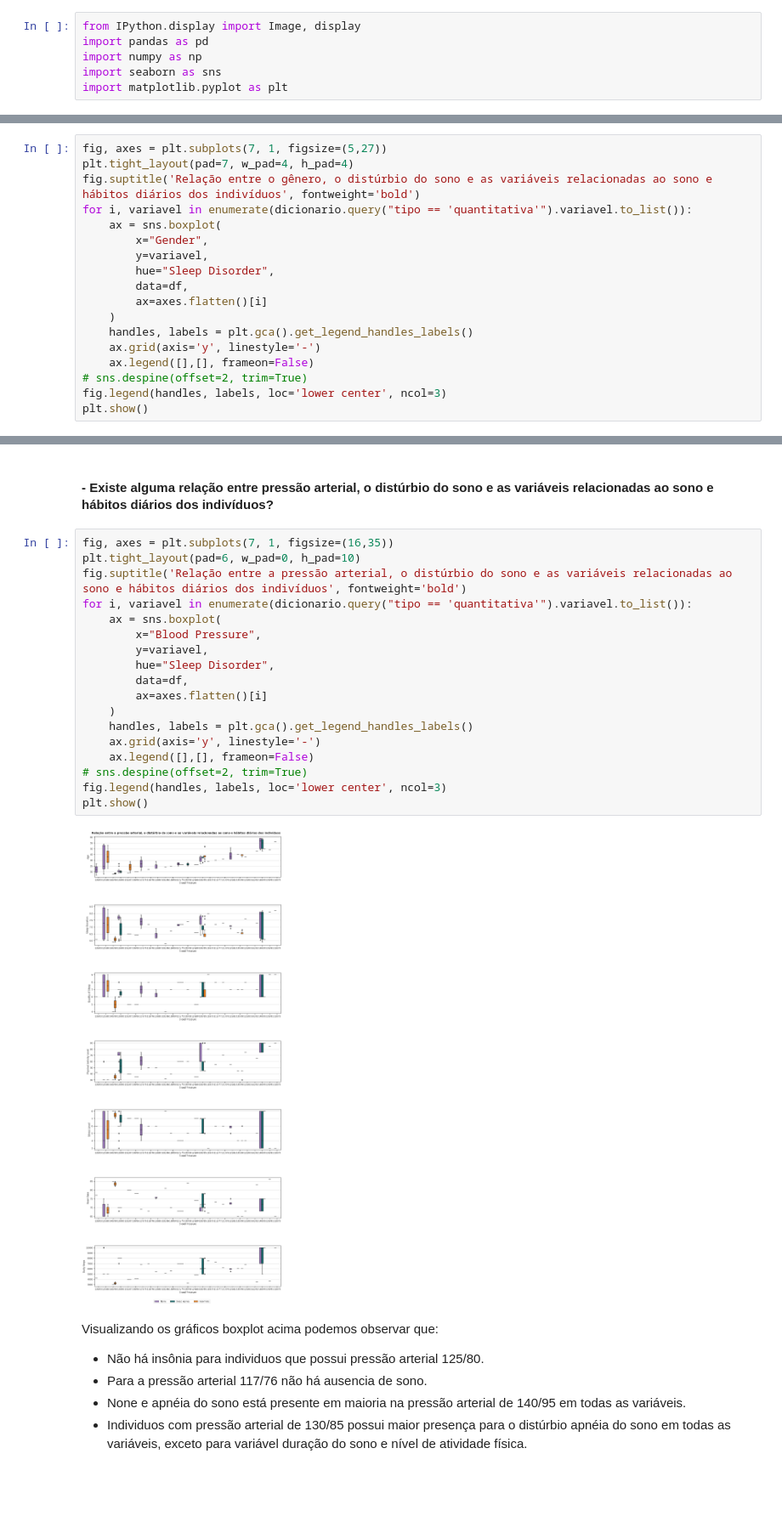
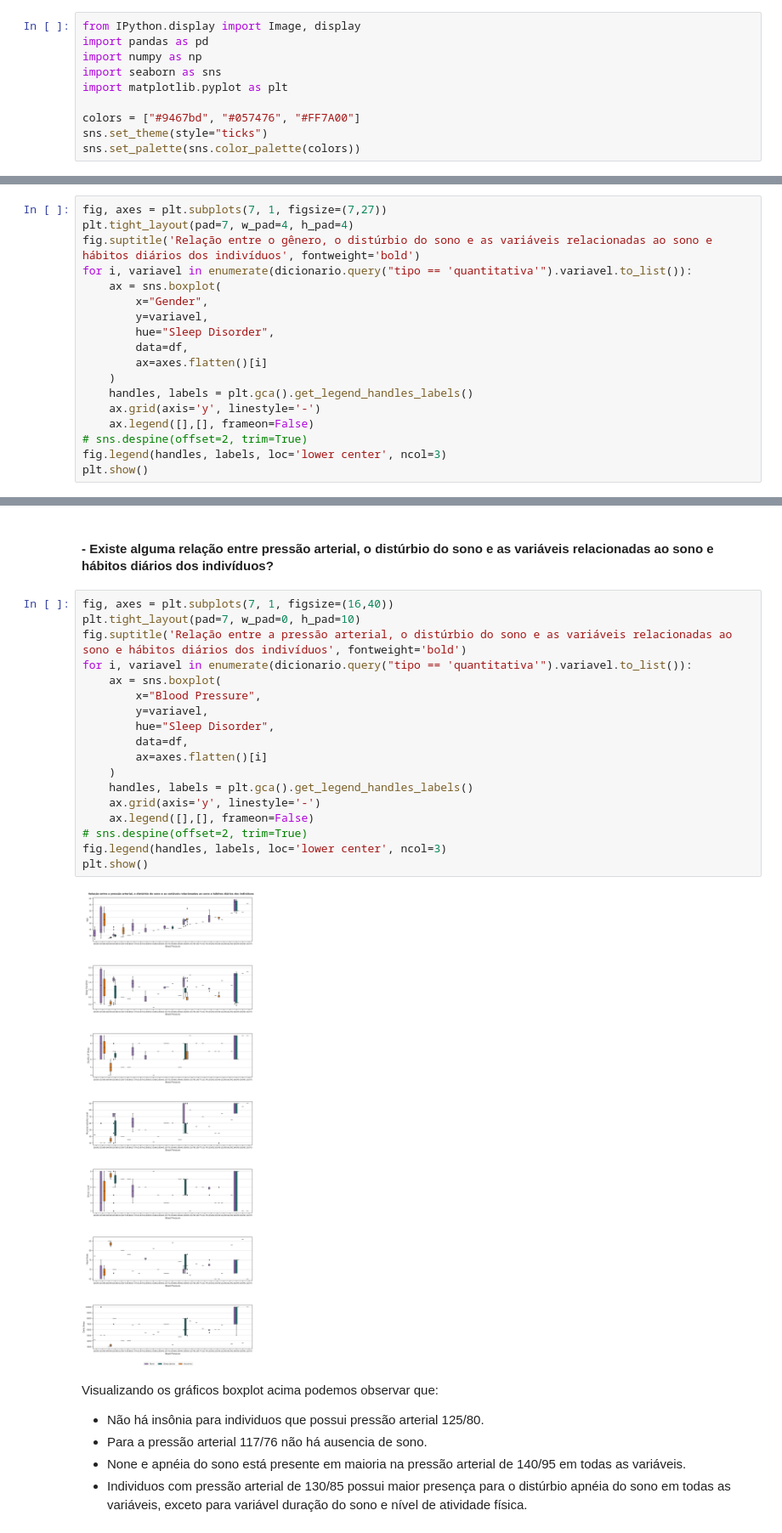
Before and after one commit to atlantico-academy/data-machine, a Jupyter notebook: notebooks/01-exploratory_data_analysis-Copy1.ipynb, the cells around one changed output, grey strips where cells are left out. Shown at 85% size. Cells and saved outputs as stored; diff of their text form; blank space fills up the shorter version.

```diff
--- a/notebooks/01-exploratory_data_analysis.ipynb
+++ b/notebooks/01-exploratory_data_analysis-Copy1.ipynb
@@ -6,6 +6,10 @@ import pandas as pd
 import numpy as np
 import seaborn as sns
 import matplotlib.pyplot as plt
+
+colors = ["#9467bd", "#057476", "#FF7A00"]
+sns.set_theme(style="ticks")
+sns.set_palette(sns.color_palette(colors))
 # %% [markdown]
 ## 1. Coleta de dados
 # %%
@@ -362,7 +343,7 @@ Visualizando os histogramas acima podemos observar que:
 # %% [markdown]
 #### - Existe alguma relação entre o gênero, o distúrbio do sono e as variáveis relacionadas ao sono e hábitos diários dos indivíduos?
 # %%
-fig, axes = plt.subplots(7, 1, figsize=(5,27))
+fig, axes = plt.subplots(7, 1, figsize=(7,27))
 plt.tight_layout(pad=7, w_pad=4, h_pad=4)
 fig.suptitle('Relação entre o gênero, o distúrbio do sono e as variáveis relacionadas ao sono e hábitos diários dos indivíduos', fontweight='bold')
 for i, variavel in enumerate(dicionario.query("tipo == 'quantitativa'").variavel.to_list()):
@@ -446,25 +427,25 @@ Visualizando os gráficos boxplot acima podemos observar que:
 # %% [markdown]
 #### - Existe alguma relação entre pressão arterial, o distúrbio do sono e as variáveis relacionadas ao sono e hábitos diários dos indivíduos?
 # %%
-fig, axes = plt.subplots(7, 1, figsize=(16,35))
-plt.tight_layout(pad=6, w_pad=0, h_pad=10)
+fig, axes = plt.subplots(7, 1, figsize=(16,40))
+plt.tight_layout(pad=7, w_pad=0, h_pad=10)
 fig.suptitle('Relação entre a pressão arterial, o distúrbio do sono e as variáveis relacionadas ao sono e hábitos diários dos indivíduos', fontweight='bold')
 for i, variavel in enumerate(dicionario.query("tipo == 'quantitativa'").variavel.to_list()):
     ax = sns.boxplot(
         x="Blood Pressure",
         y=variavel,
         hue="Sleep Disorder",
         data=df,
         ax=axes.flatten()[i]
     )
     handles, labels = plt.gca().get_legend_handles_labels()
     ax.grid(axis='y', linestyle='-')
     ax.legend([],[], frameon=False)
 # sns.despine(offset=2, trim=True)
 fig.legend(handles, labels, loc='lower center', ncol=3)
 plt.show()
 # %% [output]
-[figure, old version]
+[figure, new version]
 # %% [markdown]
 Visualizando os gráficos boxplot acima podemos observar que:
 
```
Also changed, not shown: parts of 5 cells of this notebook, 1 other file.
